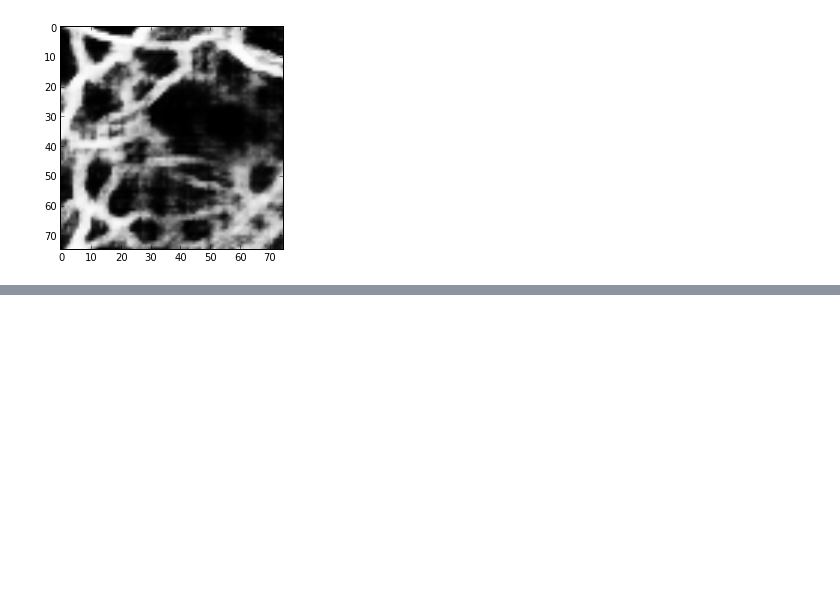
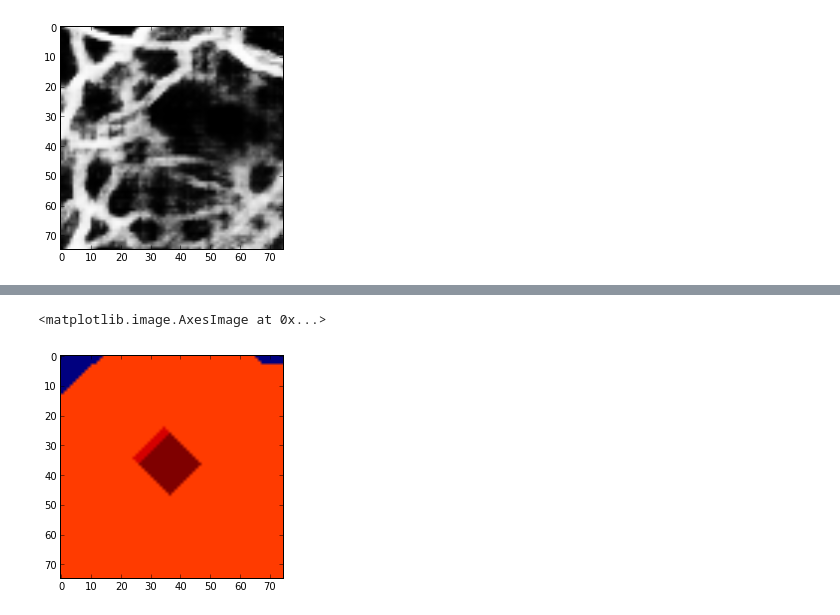
Before and after one commit to VCG/em-quality-metric, a Jupyter notebook: Code/create_merge_splits.ipynb, the cells around one changed output, grey strips where cells are left out. Saved outputs shown, nothing was run; the diff lists cells and outputs as text; code cells hidden in the pictures; blank space fills up the shorter version.

```diff
--- a/Code/create_merge_splits.ipynb
+++ b/Code/create_merge_splits.ipynb
@@ -146,0 +153,11 @@ imshow(ws)
+# %%
+p2 = np.array(patch)
+p2[34,34] = 2
+p2[36,36] = 3
+for n in range(0,10):
+    p2 = mh.dilate(p2.astype(np.uint8))
+# %%
+imshow(p2)
+# %% [output]
+<matplotlib.image.AxesImage at 0x...>
+[figure, added]
```
Also changed, not shown: parts of 2 cells of this notebook, 2 other files.
